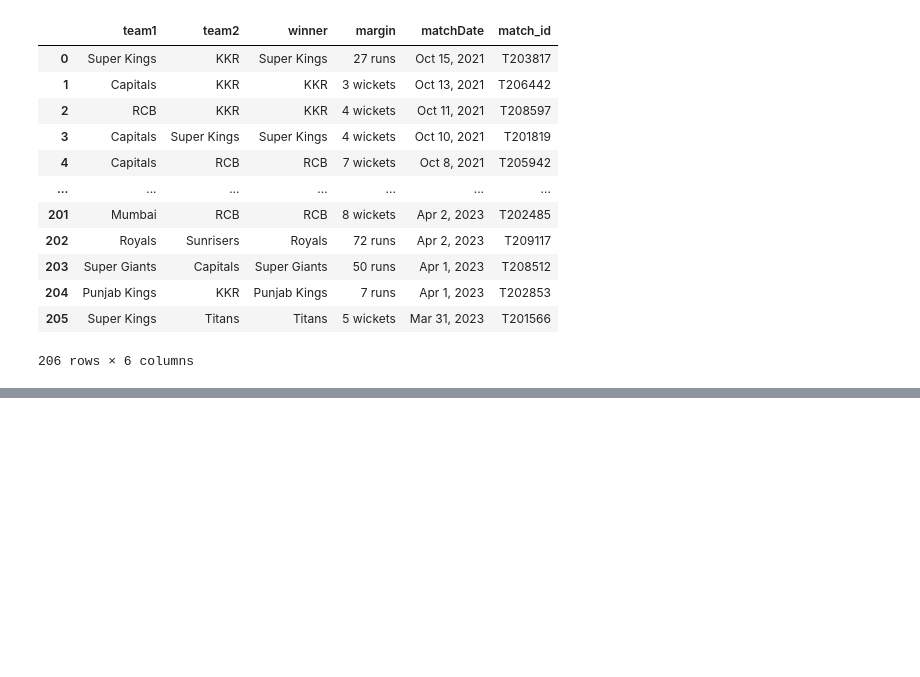
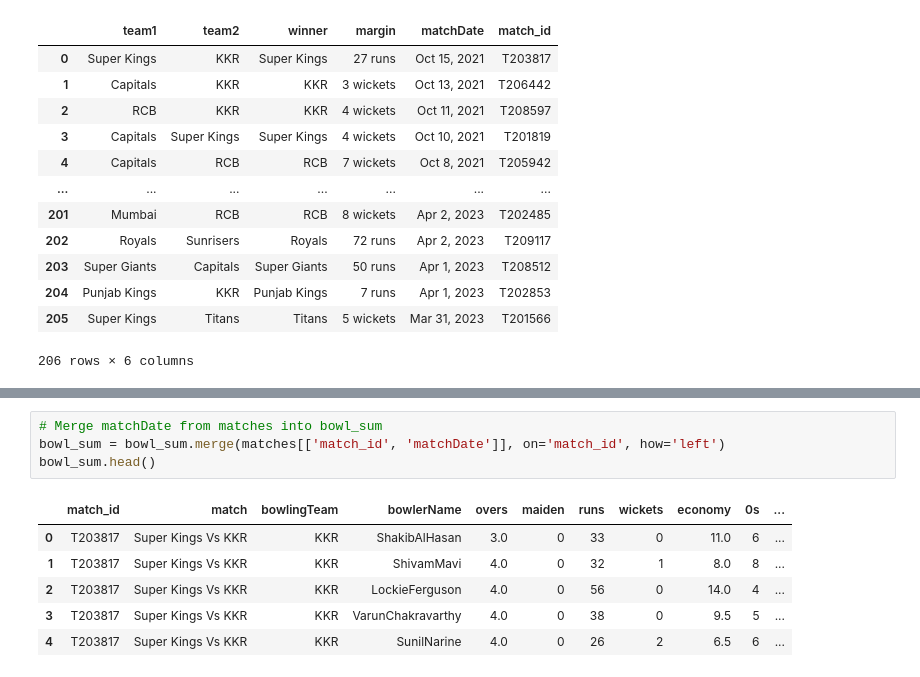
Before and after one commit to Vasista03/Coursework, a Jupyter notebook: cricket_vas.ipynb, the cells around one changed output, grey strips where cells are left out. Drawn from its saved outputs; the diff is of its cells as text; blank space fills up the shorter version.

```diff
--- a/cricket_vas.ipynb
+++ b/cricket_vas.ipynb
@@ -278,0 +457,11 @@ matches.drop_duplicates()
+# %%
+# Merge matchDate from matches into bowl_sum
+bowl_sum = bowl_sum.merge(matches[['match_id', 'matchDate']], on='match_id', how='left')
+bowl_sum.head()
+# %% [output]
+|  | match_id | match | bowlingTeam | bowlerName | overs | maiden | runs | wickets | economy | 0s | ... |
+| 0 | T203817 | Super Kings Vs KKR | KKR | ShakibAlHasan | 3.0 | 0 | 33 | 0 | 11.0 | 6 | ... |
+| 1 | T203817 | Super Kings Vs KKR | KKR | ShivamMavi | 4.0 | 0 | 32 | 1 | 8.0 | 8 | ... |
+| 2 | T203817 | Super Kings Vs KKR | KKR | LockieFerguson | 4.0 | 0 | 56 | 0 | 14.0 | 4 | ... |
+| 3 | T203817 | Super Kings Vs KKR | KKR | VarunChakravarthy | 4.0 | 0 | 38 | 0 | 9.5 | 5 | ... |
+| 4 | T203817 | Super Kings Vs KKR | KKR | SunilNarine | 4.0 | 0 | 26 | 2 | 6.5 | 6 | ... |
```
Also changed, not shown: parts of 26 cells of this notebook.
